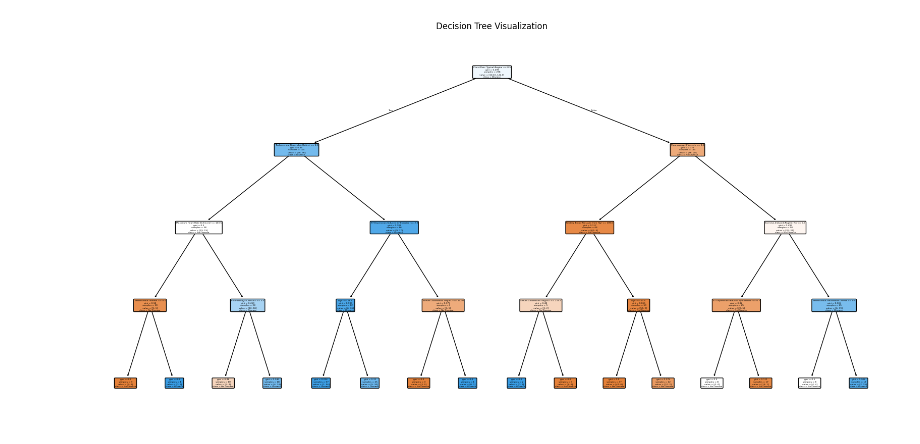
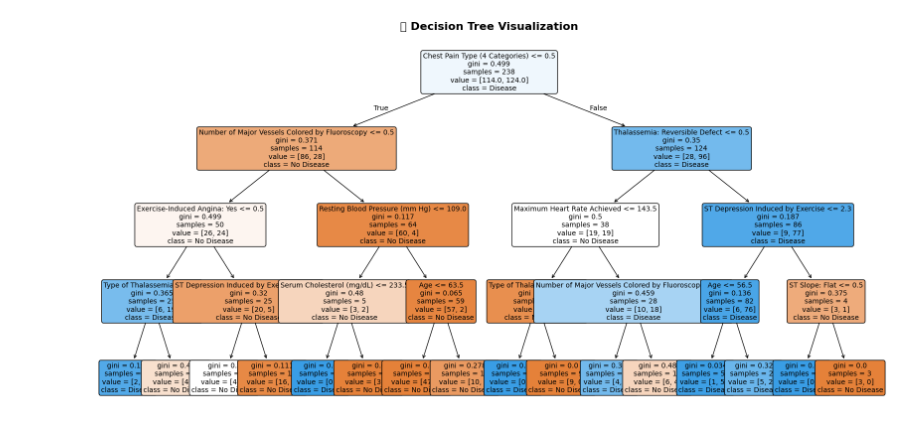
Before and after one commit to VladimirBoshnjakovski/explainable-ai-thesis-code, a Jupyter notebook: 03_whitebox_decision_tree.ipynb, the cells around one changed output. Saved outputs shown, nothing was run; the diff lists cells and outputs as text; code cells hidden in the pictures.

```diff
--- a/03_whitebox_decision_tree.ipynb
+++ b/03_whitebox_decision_tree.ipynb
@@ -225,0 +20,4 @@ Confusion Matrix:
+# %%
+# ──────────────── LOAD DATASET FROM LOCAL FILE (Colab Upload) ────────────────
+uploaded = files.upload()  # Opens file picker to upload from your computer
+df = pd.read_csv(next(iter(uploaded)))  # Loads the first uploaded file into a DataFrame
@@ -226,36 +27,92 @@ Confusion Matrix:
 # %%
-from sklearn.tree import DecisionTreeClassifier, plot_tree
-from sklearn.model_selection import train_test_split
-from sklearn.metrics import accuracy_score, classification_report, confusion_matrix
-import matplotlib.pyplot as plt
-import seaborn as sns
-import pandas as pd
+# ──────────────── 1. SPLIT DATA ────────────────
+X = df.drop(columns='Presence of Heart Disease (1=Yes)')  # Features
+y = df['Presence of Heart Disease (1=Yes)']               # Target
 
-# Split the data
-X = df.drop(columns='Presence of Heart Disease (1=Yes)')
-y = df['Presence of Heart Disease (1=Yes)']
-X_train, X_test, y_train, y_test = train_test_split(X, y, test_size=0.2, random_state=42)
+X_train, X_test, y_train, y_test = train_test_split(
+    X, y, test_size=0.2, random_state=42
+)
 
-# Train a Decision Tree with a manageable depth for interpretability
+# ──────────────── 2. TRAIN DECISION TREE MODEL ────────────────
 model = DecisionTreeClassifier(max_depth=4, random_state=42)
 model.fit(X_train, y_train)
 
-# --- GLOBAL INTERPRETATION ---
+# ──────────────── 3. GLOBAL FEATURE IMPORTANCE ────────────────
+# Extract and sort non-zero feature importances
 importances = model.feature_importances_
 features = X.columns
-importance_df = pd.DataFrame({'Feature': features, 'Importance': importances})
-importance_df = importance_df[importance_df['Importance'] > 0].sort_values(by='Importance', ascending=False)
 
-# Barplot of feature importances
+importance_df = pd.DataFrame({
+    'Feature': features,
+    'Importance': importances
+})
+importance_df = importance_df[importance_df['Importance'] > 0]
+importance_df = importance_df.sort_values(by='Importance', ascending=False)
+
+# Plot bar chart of feature importances
 plt.figure(figsize=(10, 6))
 sns.barplot(x='Importance', y='Feature', data=importance_df)
-plt.title("Global Feature Importance (Decision Tree)")
+plt.title("🌍 Global Feature Importance (Decision Tree)", fontsize=14, fontweight='bold')
 plt.tight_layout()
 plt.show()
 
-# Visualize the tree structure
+# ──────────────── 4. VISUALIZE TREE STRUCTURE ────────────────
 plt.figure(figsize=(20, 10))
-plot_tree(model, feature_names=X.columns, class_names=['No Disease', 'Disease'], filled=True, rounded=True)
-plt.title("Decision Tree Visualization")
+plot_tree(
+    model,
+    feature_names=X.columns,
+    class_names=['No Disease', 'Disease'],
+    filled=True,
+    rounded=True,
+    fontsize=10
+)
+plt.title("🌳 Decision Tree Visualization", fontsize=16, fontweight='bold')
 plt.show()
+
+# ──────────────── 5. LOCAL EXPLANATION FOR A DECISION TREE INSTANCE ────────────────
+# Find the first instance in the test set with both positive and negative feature contributions
+# to the predicted probability for Class 1 (e.g., heart disease)
+
+for i in range(len(X_test)):
+    instance = X_test.iloc[[i]]  # Get a single test instance as a DataFrame
+    node_indicator = model.decision_path(instance)  # Nodes traversed for this instance
+    nodes = node_indicator.indices
+    feature_contributions = []  # Will store each feature’s impact on prediction
+
+    for node_index in nodes[:-1]:  # Exclude the final leaf node
+        feature_index = model.tree_.feature[node_index]
+        if feature_index == -2:
+            continue  # Skip if it's a leaf
+
+        threshold = model.tree_.threshold[node_index]
+
+        # Determine next node based on split direction
+        if instance.iloc[0, feature_index] <= threshold:
+            next_node = model.tree_.children_left[node_index]
+        else:
+            next_node = model.tree_.children_right[node_index]
+
+        # Calculate predicted probability of Class 1 before and after this split
+        current_proba = model.tree_.value[node_index][0][1] / model.tree_.value[node_index][0].sum()
+        next_proba = model.tree_.value[next_node][0][1] / model.tree_.value[next_node][0].sum()
+        contrib = next_proba - current_proba
+
+        # Record contribution
+        feature_contributions.append((X.columns[feature_index], round(contrib, 4)))
+
+    # Check if we have both positive and negative contributions
+    contrib_vals = [x[1] for x in feature_contributions]
+    if any(c > 0 for c in contrib_vals) and any(c < 0 for c in contrib_vals):
+        # Format output
+        local_df = pd.DataFrame(feature_contributions, columns=["Feature", "Δ Probability for Class 1"])
+
+        # Final prediction probability at the leaf node
+        final_node = nodes[-1]
+        final_proba = model.tree_.value[final_node][0][1] / model.tree_.value[final_node][0].sum()
+
+        # Print the result
+        print(f"\n🧪 Instance {i} has both positive and negative contributions:")
+        print(local_df)
+        print(f"\n✅ Final predicted probability for Class 1: {round(final_proba, 4)}")
+        break  # Stop after finding the first such instance
 # %% [output]
@@ -263 +120 @@ plt.show()
-[figure, old version]
+[figure, new version]
```
Also changed, not shown: parts of 11 cells of this notebook.
